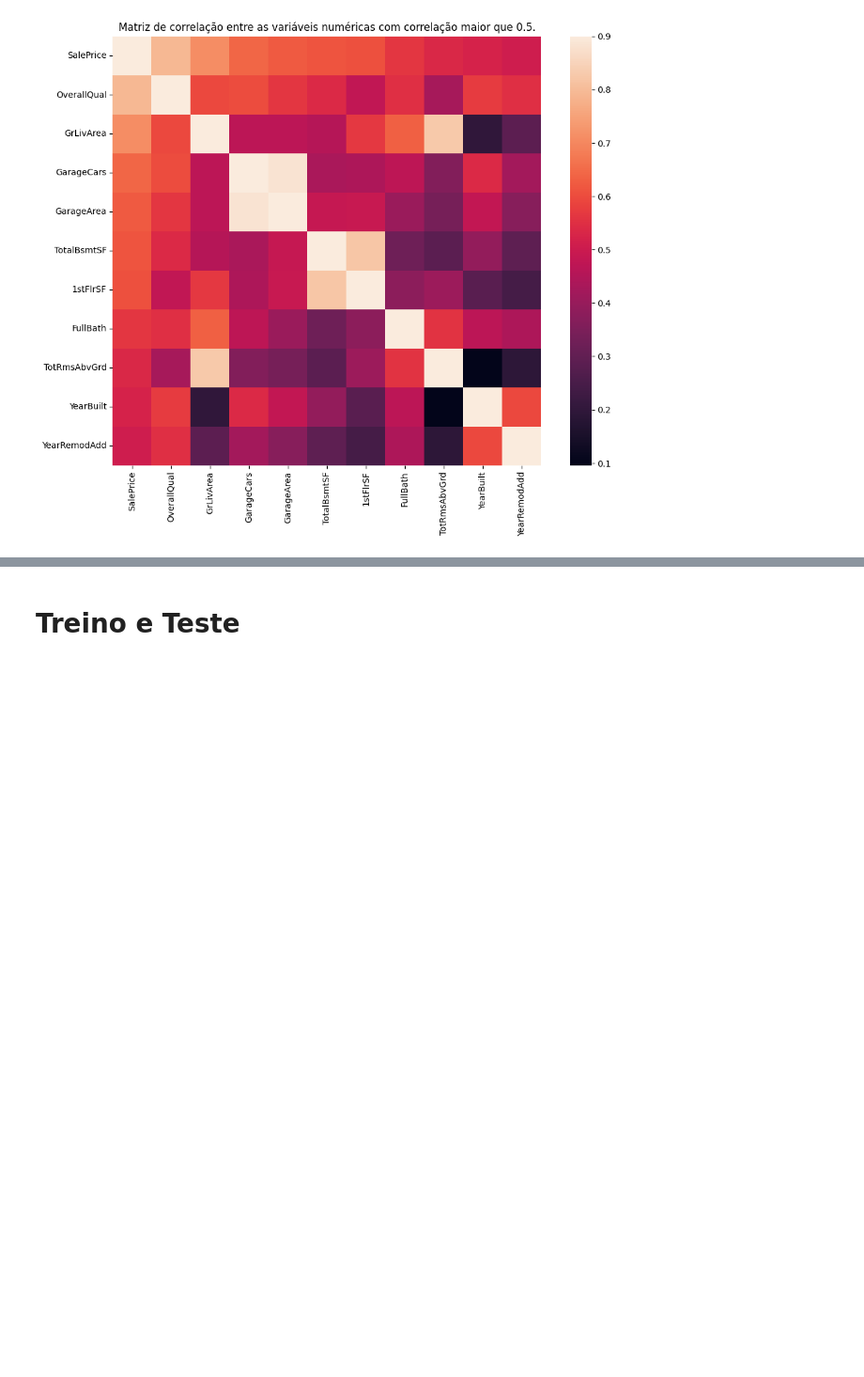
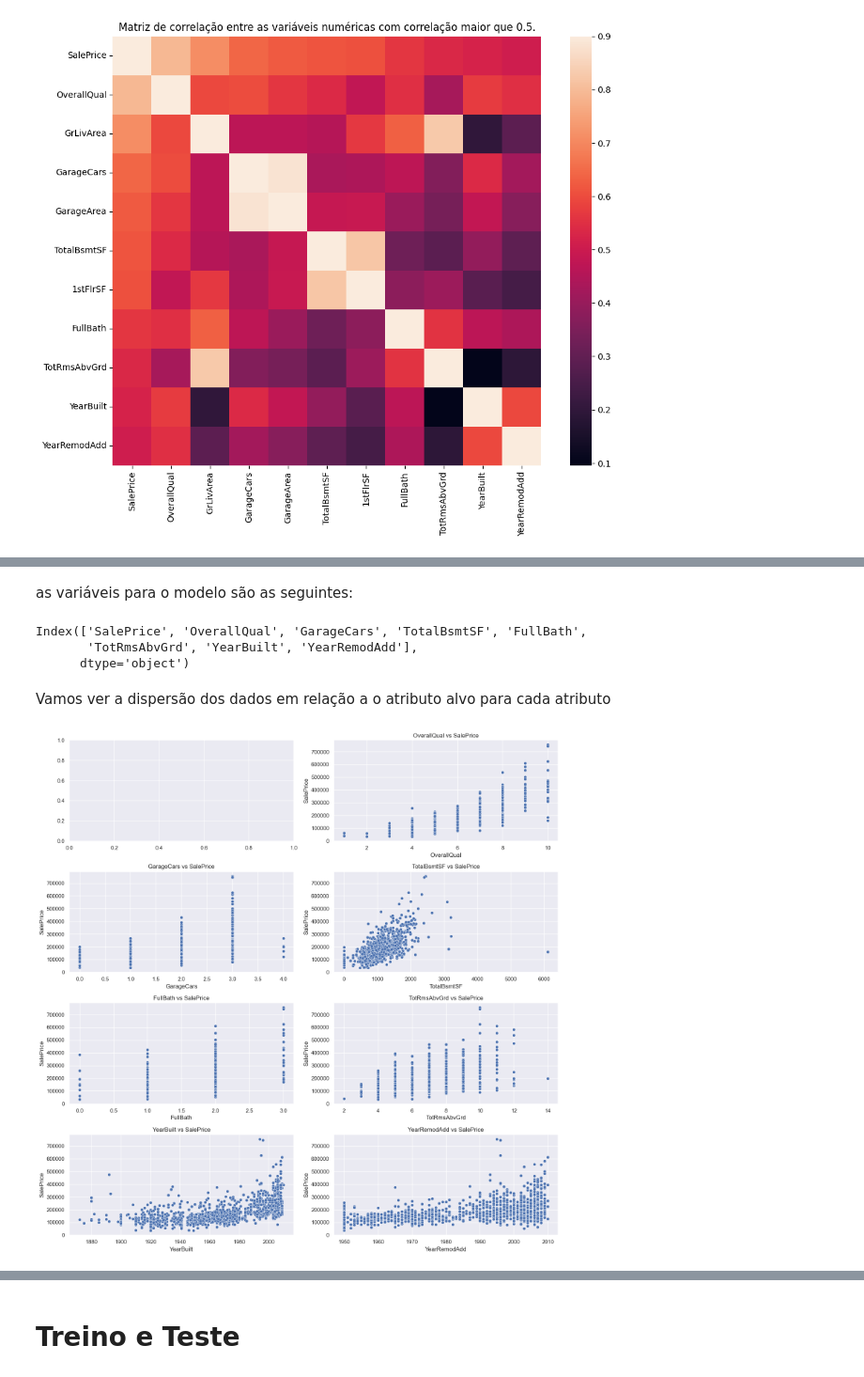
Before and after one commit to FernandoZanchitta/DSChallenge2019, a Jupyter notebook: src/house_pricing.ipynb, the cells around one changed output, grey strips where cells are left out. Shown at 94% size. Drawn from its saved outputs; the diff is of its cells as text; code cells hidden in the pictures; blank space fills up the shorter version.

```diff
--- a/src/house_pricing.ipynb
+++ b/src/house_pricing.ipynb
@@ -164,0 +180,5 @@ sns.heatmap(corr_matrix, vmax=0.9, square=True)
+# %%
+# remover as variáveis com correlação maior que 0.5:
+features_correlated = features_correlated.drop(['GarageArea', '1stFlrSF', 'GrLivArea'])
+train = train.drop(['GarageArea', '1stFlrSF', 'GrLivArea'], axis='columns')
+test = test.drop(['GarageArea', '1stFlrSF', 'GrLivArea'], axis='columns')
@@ -165 +193,40 @@ sns.heatmap(corr_matrix, vmax=0.9, square=True)
+# %% [markdown]
+as variáveis para o modelo são as seguintes:
+# %%
+features_correlated
+# %% [output]
+Index(['SalePrice', 'OverallQual', 'GarageCars', 'TotalBsmtSF', 'FullBath',
+       'TotRmsAbvGrd', 'YearBuilt', 'YearRemodAdd'],
+      dtype='object')
+# %% [markdown]
+Vamos ver a dispersão dos dados em relação a o atributo alvo para cada atributo
+# %%
+sns.set()
+
+
+# Criar um gráfico com 4 linhas e 2 colunas
+fig, axes = plt.subplots(4, 2, figsize=(15, 15))
+
+# Ajustar o espaçamento entre os subplots
+axes = axes.flatten()
+
+# Iterar sobre as colunas selecionadas
+for i, feature in enumerate(features_correlated):
+    if feature != 'SalePrice':
+        ax = axes[i]
+        sns.scatterplot(x=feature, y='SalePrice', data=train, ax=ax)
+        ax.set_title(f'{feature} vs SalePrice')
+
+# remover os subplots vazios:
+if len(features_correlated) < len(axes):
+    for j in range(len(features_correlated), len(axes)):
+        fig.delaxes(axes[j])
+
+# ajustar o espaçamento entre os subplots:
+fig.tight_layout()
+
+# Visualizar o gráfico
+plt.show()
+# %% [output]
+[figure, added]
 # %% [markdown]
```
Also changed, not shown: parts of 12 cells of this notebook.
